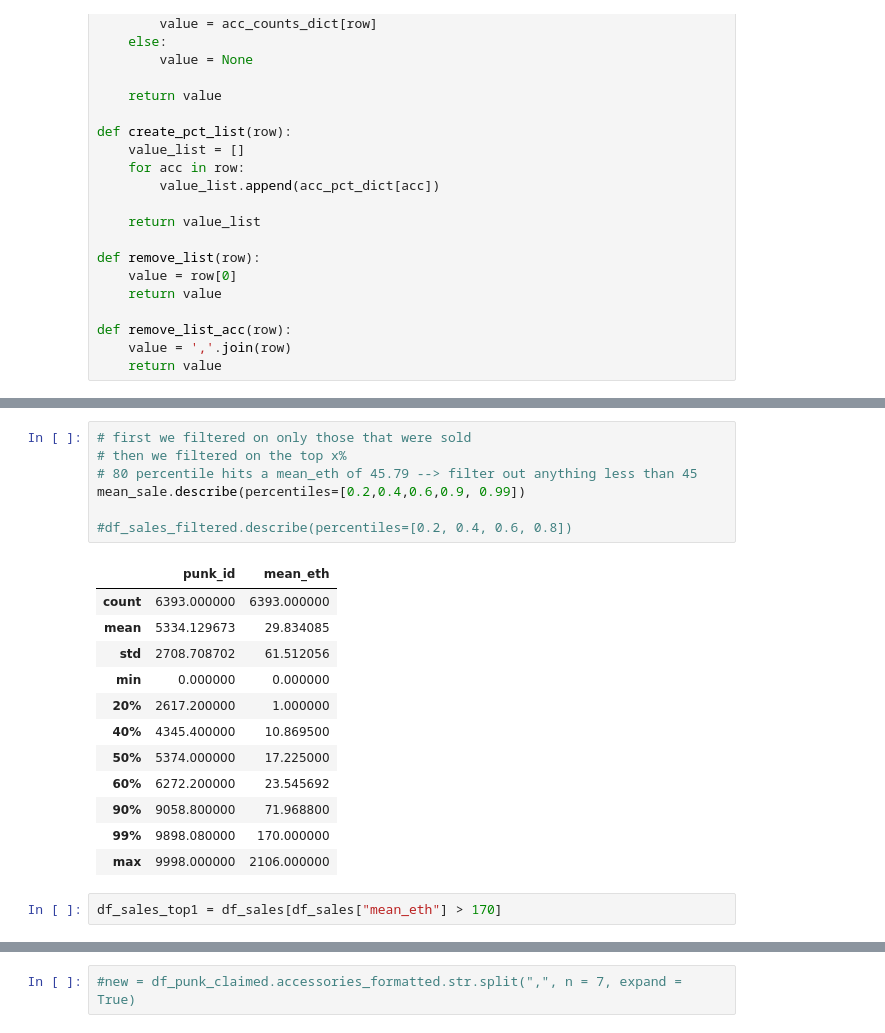
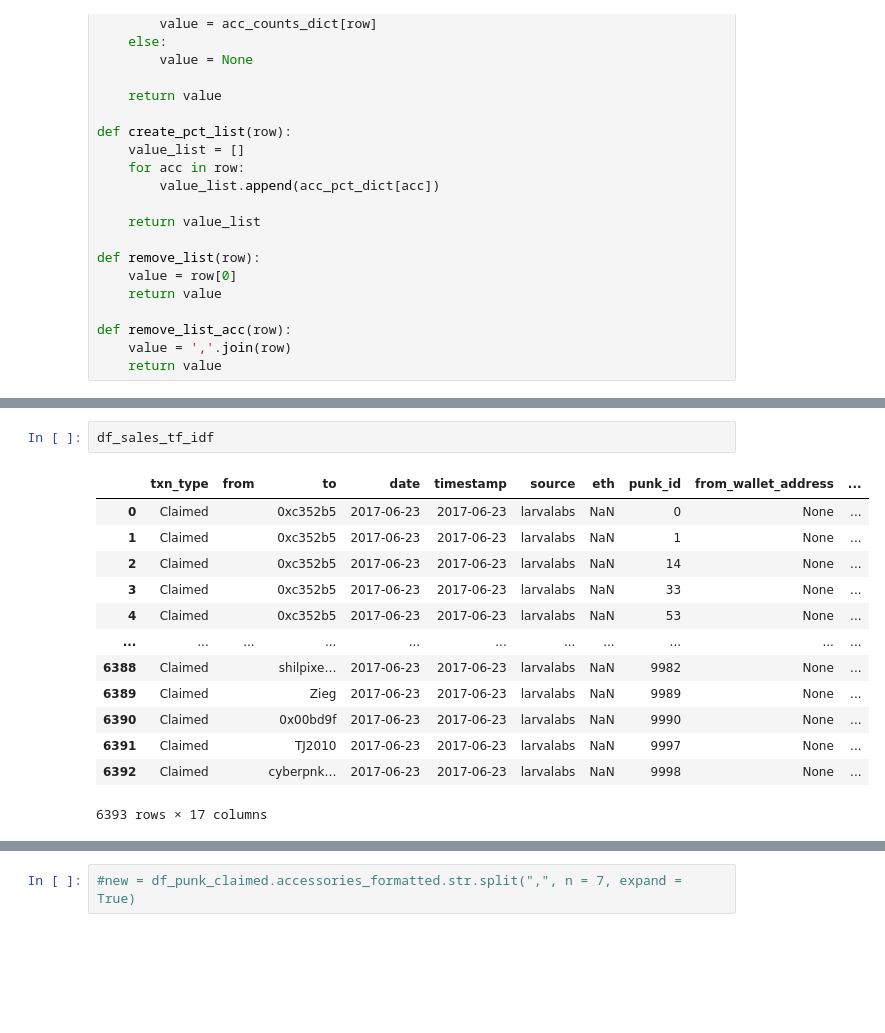
Before and after one commit to Sarah-Yifei-Wang/w209_visualization, a Jupyter notebook: notebooks/generate_data.ipynb, the cells around one changed output, grey strips where cells are left out. Drawn from its saved outputs; the diff is of its cells as text; blank space fills up the shorter version.

```diff
--- a/notebooks/generate_data.ipynb
+++ b/notebooks/generate_data.ipynb
@@ -260,25 +316,19 @@ df_sales_top20.drop_duplicates(subset="punk_id")
-# %%
-# first we filtered on only those that were sold
-# then we filtered on the top x%
-# 80 percentile hits a mean_eth of 45.79 --> filter out anything less than 45
-mean_sale.describe(percentiles=[0.2,0.4,0.6,0.9, 0.99])
-
-#df_sales_filtered.describe(percentiles=[0.2, 0.4, 0.6, 0.8])
-# %% [output]
-|  | punk_id | mean_eth |
-| count | 6393.000000 | 6393.000000 |
-| mean | 5334.129673 | 29.834085 |
-| std | 2708.708702 | 61.512056 |
-| min | 0.000000 | 0.000000 |
-| 20% | 2617.200000 | 1.000000 |
-| 40% | 4345.400000 | 10.869500 |
-| 50% | 5374.000000 | 17.225000 |
-| 60% | 6272.200000 | 23.545692 |
-| 90% | 9058.800000 | 71.968800 |
-| 99% | 9898.080000 | 170.000000 |
-| max | 9998.000000 | 2106.000000 |
-# %%
-df_sales_top1 = df_sales[df_sales["mean_eth"] > 170]
+# %%
+df_sales_tf_idf
+# %% [output]
+|  | txn_type | from | to | date | timestamp | source | eth | punk_id | from_wallet_address | ... |
+| 0 | Claimed |  | 0xc352b5 | 2017-06-23 | 2017-06-23 | larvalabs | NaN | 0 | None | ... |
+| 1 | Claimed |  | 0xc352b5 | 2017-06-23 | 2017-06-23 | larvalabs | NaN | 1 | None | ... |
+| 2 | Claimed |  | 0xc352b5 | 2017-06-23 | 2017-06-23 | larvalabs | NaN | 14 | None | ... |
+| 3 | Claimed |  | 0xc352b5 | 2017-06-23 | 2017-06-23 | larvalabs | NaN | 33 | None | ... |
+| 4 | Claimed |  | 0xc352b5 | 2017-06-23 | 2017-06-23 | larvalabs | NaN | 53 | None | ... |
+| ... | ... | ... | ... | ... | ... | ... | ... | ... | ... | ... |
+| 6388 | Claimed |  | shilpixe… | 2017-06-23 | 2017-06-23 | larvalabs | NaN | 9982 | None | ... |
+| 6389 | Claimed |  | Zieg | 2017-06-23 | 2017-06-23 | larvalabs | NaN | 9989 | None | ... |
+| 6390 | Claimed |  | 0x00bd9f | 2017-06-23 | 2017-06-23 | larvalabs | NaN | 9990 | None | ... |
+| 6391 | Claimed |  | TJ2010 | 2017-06-23 | 2017-06-23 | larvalabs | NaN | 9997 | None | ... |
+| 6392 | Claimed |  | cyberpnk… | 2017-06-23 | 2017-06-23 | larvalabs | NaN | 9998 | None | ... |
+6393 rows × 17 columns
 # %%
 df_sales_top1
 # %% [output]
```
Also changed, not shown: parts of 20 cells of this notebook.
